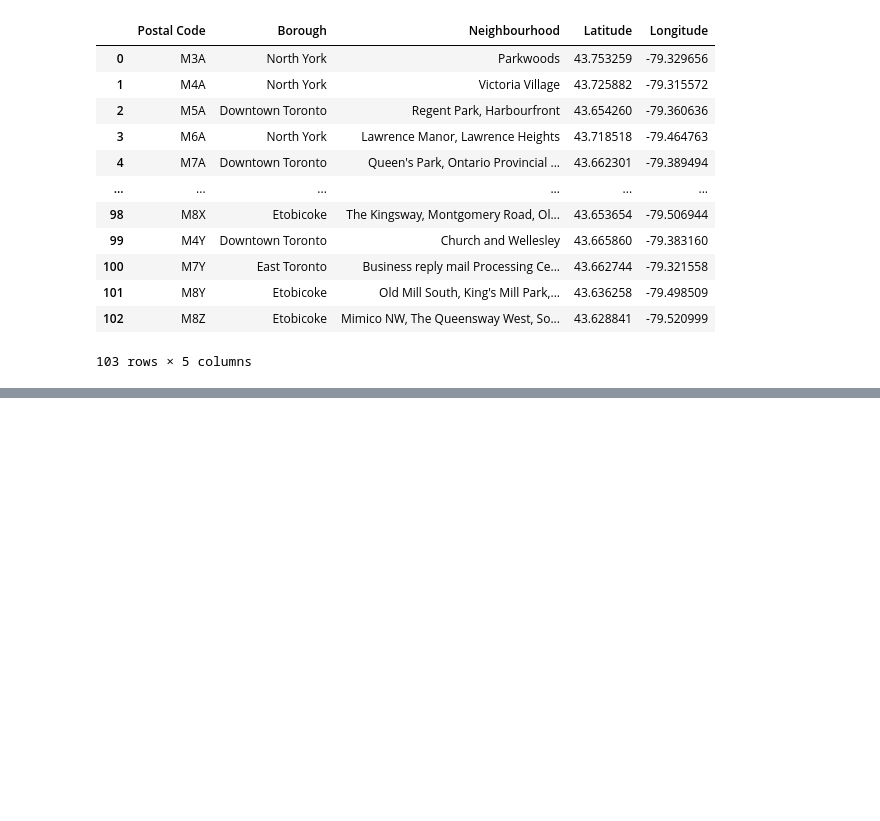
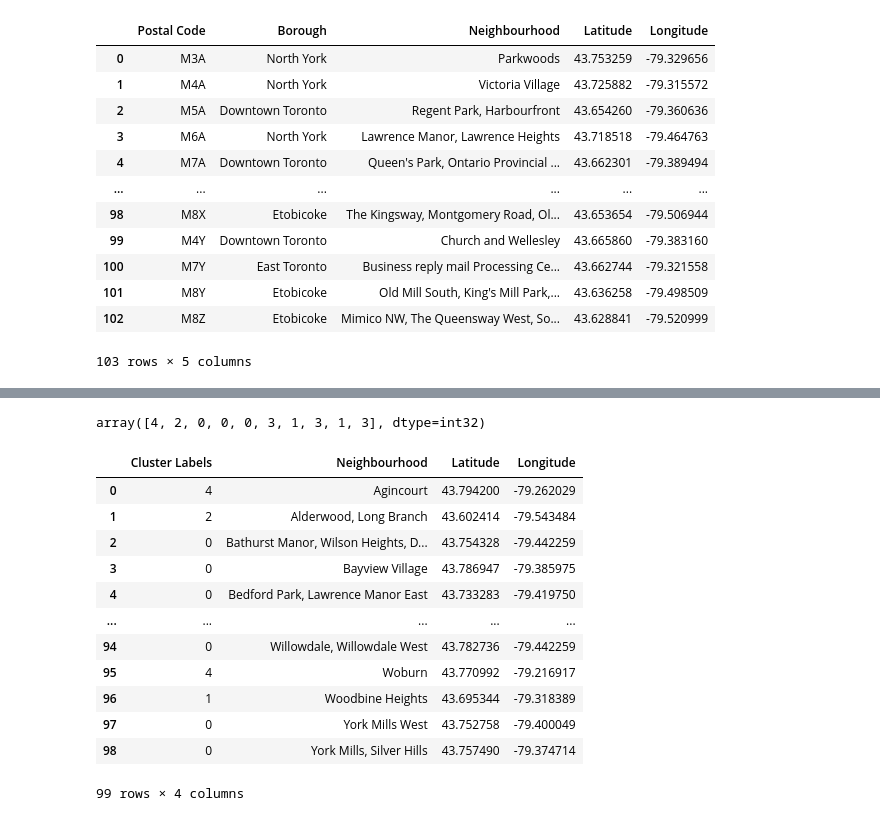
Before and after one commit to lqh52/Coursera_Capstone, a Jupyter notebook: Neighborhoods_in_Toronto.ipynb, the cells around one changed output, grey strips where cells are left out. Cells and saved outputs as stored; diff of their text form; code cells hidden in the pictures; blank space fills up the shorter version.

```diff
--- a/Neighborhoods_in_Toronto.ipynb
+++ b/Neighborhoods_in_Toronto.ipynb
@@ -97,0 +187,31 @@ pd.merge(df,geo,on='Postal Code')
+# %%
+# set number of clusters
+kclusters = 5
+
+toronto_grouped_clustering = toronto_grouped.drop('Neighbourhood', 1)
+
+# run k-means clustering
+kmeans = KMeans(n_clusters=kclusters, random_state=0).fit(toronto_grouped_clustering)
+
+# check cluster labels generated for each row in the dataframe
+kmeans.labels_[0:10]
+# %% [output]
+array([4, 2, 0, 0, 0, 3, 1, 3, 1, 3], dtype=int32)
+# %%
+# add clustering labels
+toronto_grouped.insert(0, 'Cluster Labels', kmeans.labels_)
+toronto_grouped
+# %% [output]
+|  | Cluster Labels | Neighbourhood | Latitude | Longitude |
+| 0 | 4 | Agincourt | 43.794200 | -79.262029 |
+| 1 | 2 | Alderwood, Long Branch | 43.602414 | -79.543484 |
+| 2 | 0 | Bathurst Manor, Wilson Heights, D... | 43.754328 | -79.442259 |
+| 3 | 0 | Bayview Village | 43.786947 | -79.385975 |
+| 4 | 0 | Bedford Park, Lawrence Manor East | 43.733283 | -79.419750 |
+| ... | ... | ... | ... | ... |
+| 94 | 0 | Willowdale, Willowdale West | 43.782736 | -79.442259 |
+| 95 | 4 | Woburn | 43.770992 | -79.216917 |
+| 96 | 1 | Woodbine Heights | 43.695344 | -79.318389 |
+| 97 | 0 | York Mills West | 43.752758 | -79.400049 |
+| 98 | 0 | York Mills, Silver Hills | 43.757490 | -79.374714 |
+99 rows × 4 columns
```
Also changed, not shown: parts of 22 cells of this notebook.
